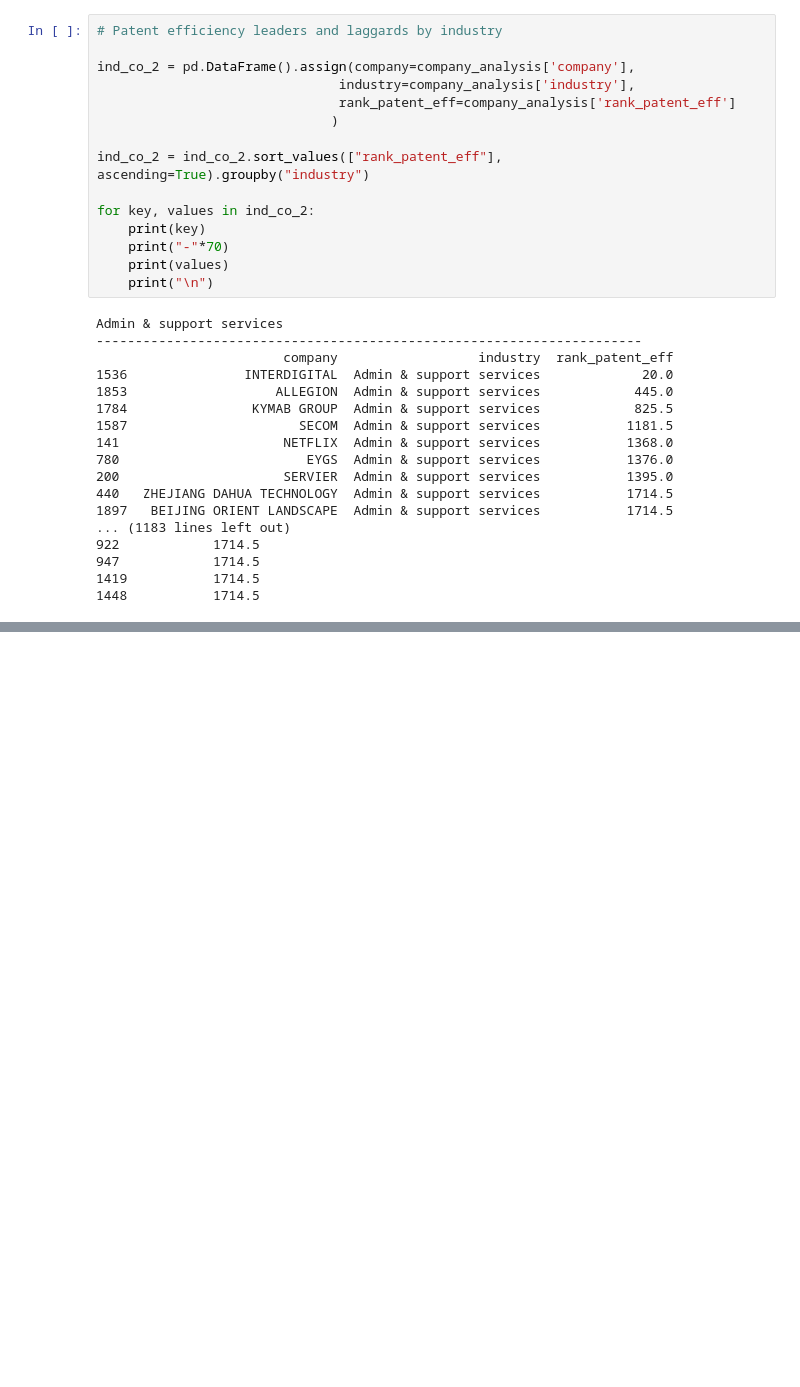
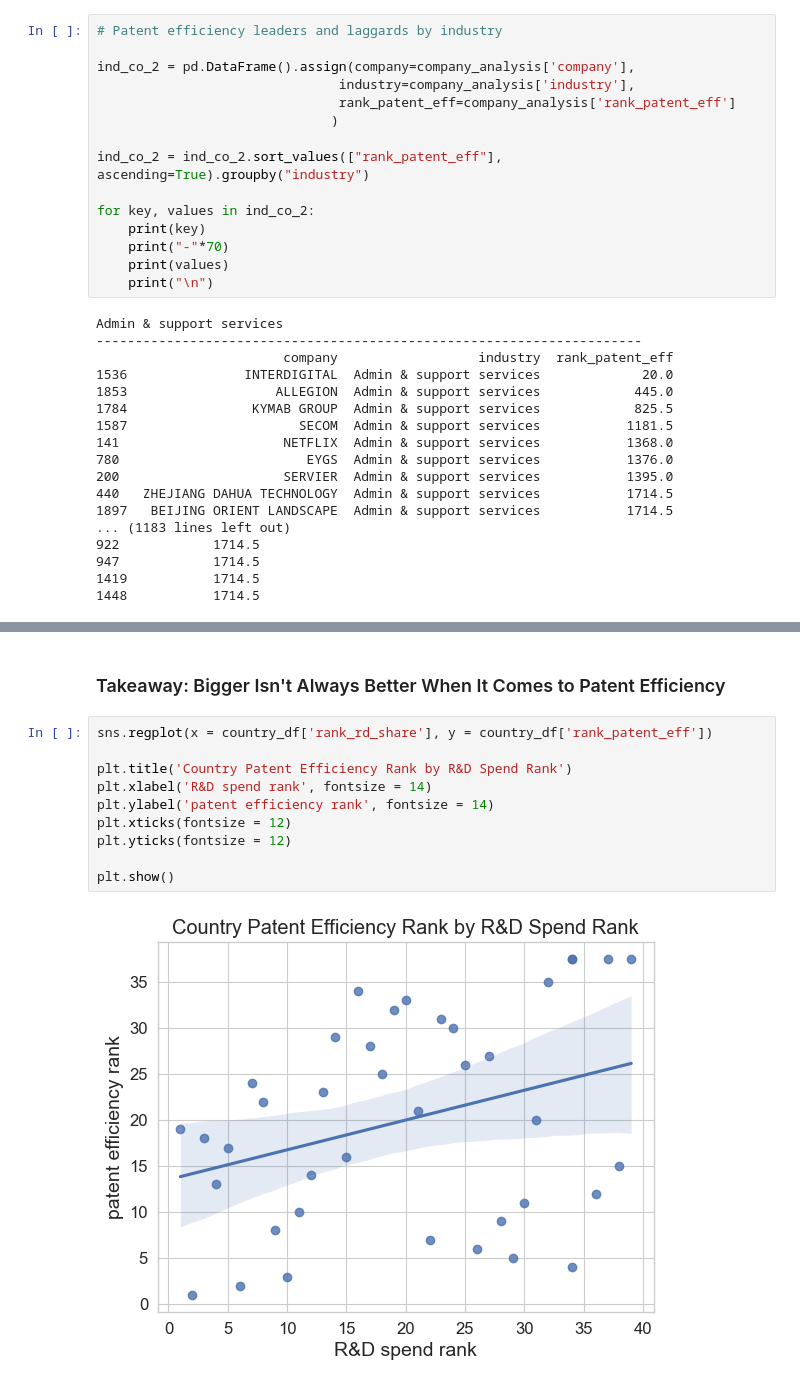
Before and after one commit to bassoonelephant/ip-productivity, a Jupyter notebook: ip_workbench.ipynb, the cells around one changed output, grey strips where cells are left out. Cells and saved outputs as stored; diff of their text form; blank space fills up the shorter version.

```diff
--- a/ip_workbench.ipynb
+++ b/ip_workbench.ipynb
@@ -1408,0 +1411,14 @@ plt.show()
+# %% [markdown]
+### Takeaway: Bigger Isn't Always Better When It Comes to Patent Efficiency
+# %%
+sns.regplot(x = country_df['rank_rd_share'], y = country_df['rank_patent_eff'])
+
+plt.title('Country Patent Efficiency Rank by R&D Spend Rank')
+plt.xlabel('R&D spend rank', fontsize = 14)
+plt.ylabel('patent efficiency rank', fontsize = 14)
+plt.xticks(fontsize = 12)
+plt.yticks(fontsize = 12)
+
+plt.show()
+# %% [output]
+[figure, added]
```
Also changed, not shown: parts of 18 cells of this notebook.
